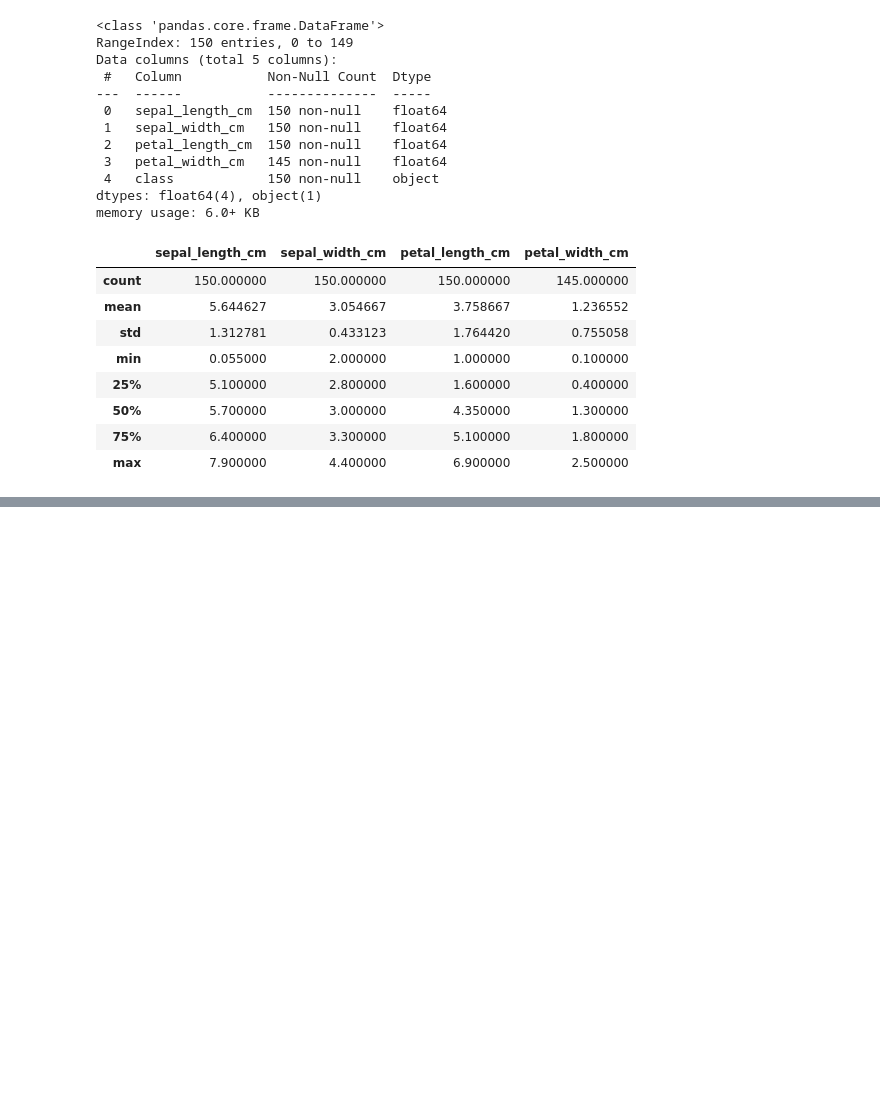
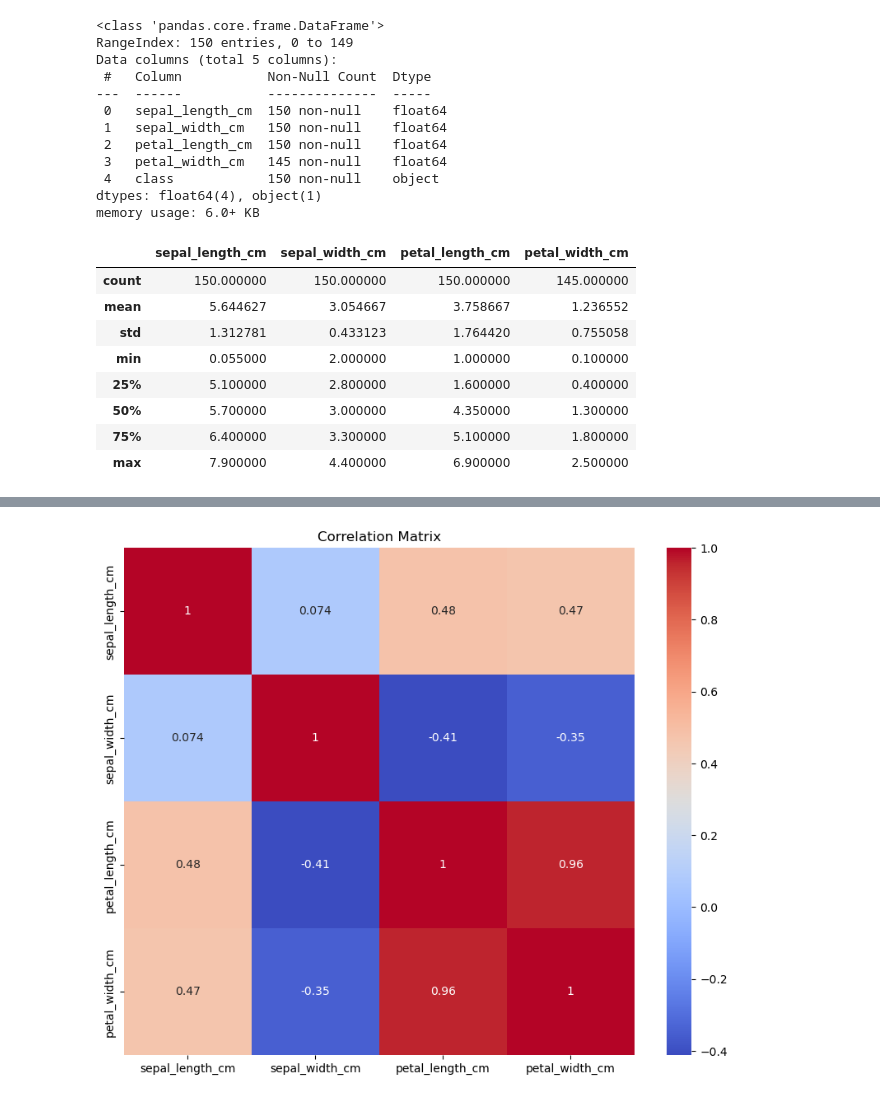
Before and after one commit to ih-datapt-mad/dataptmad0924_labs, a Jupyter notebook: module-3/data-cleaning-challenge/iris.ipynb, the cells around one changed output, grey strips where cells are left out. Cells and saved outputs as stored; diff of their text form; code cells hidden in the pictures; blank space fills up the shorter version.

```diff
--- a/module-3/data-cleaning-challenge/iris.ipynb
+++ b/module-3/data-cleaning-challenge/iris.ipynb
@@ -59,0 +110,11 @@ AttributeError: sort_values
+# %%
+# Calcular la matriz de correlación
+corr_matrix = numeric.corr()
+
+# Crear un mapa de calor de la matriz de correlación
+plt.figure(figsize=(10, 8))
+sns.heatmap(corr_matrix, annot=True, cmap='coolwarm')
+plt.title('Correlation Matrix')
+plt.show()
+# %% [output]
+[figure, added]
```
Also changed, not shown: parts of 14 cells of this notebook, 1 other file.
